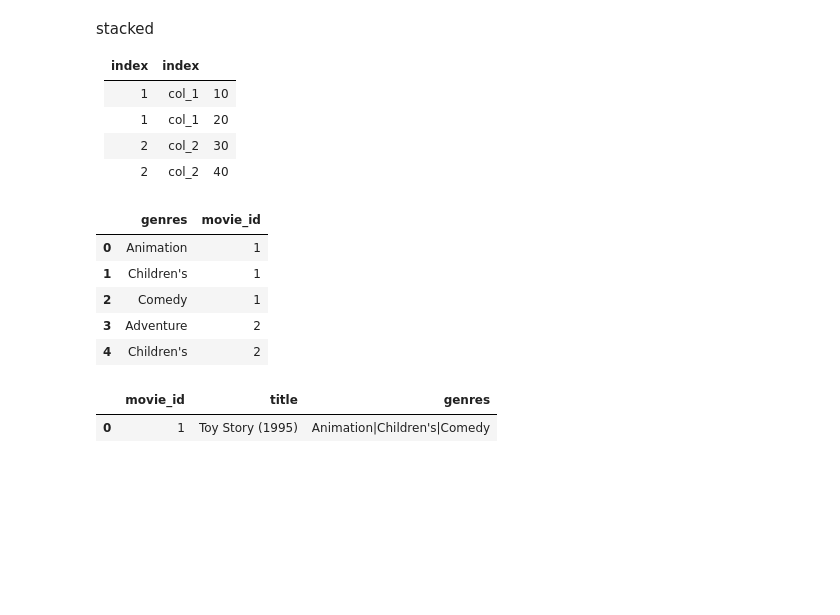
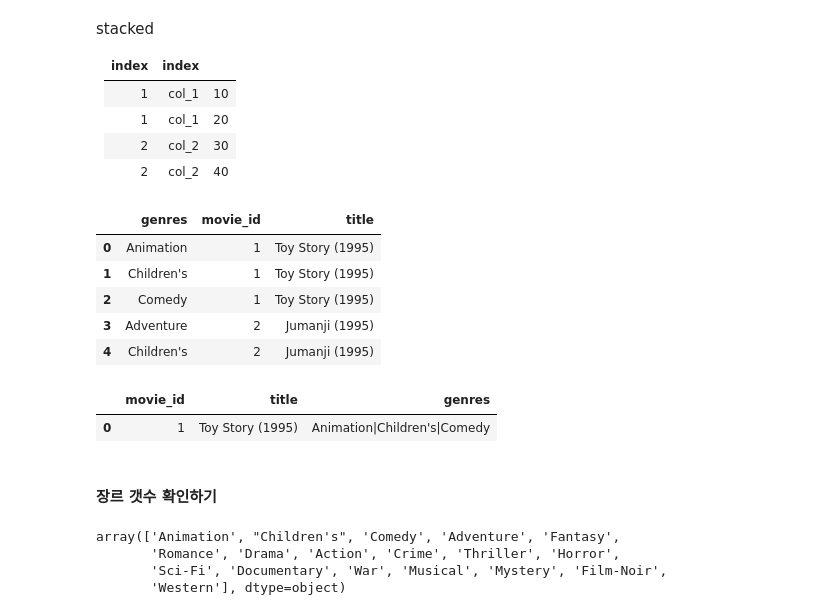
Before and after one commit to joyce04/python_database_class, a Jupyter notebook: 2.Pandas,Numpy/2. Pandas를 활용한 영화 평점 데이터.ipynb, the cells around one changed output. Drawn from its saved outputs; the diff is of its cells as text; code cells hidden in the pictures; blank space fills up the shorter version.

Commit message:
add sample codes for movie review

```diff
--- a/2.Pandas,Numpy/2. Pandas를 활용한 영화 평점 데이터.ipynb
+++ b/2.Pandas,Numpy/2. Pandas를 활용한 영화 평점 데이터.ipynb
@@ -92,6 +71,6 @@ array(["Animation|Children's|Comedy", "Adventure|Children's|Fantasy",
 # 각 영화 레코드를 장르에 따라 각각 추가하는 방식으로 전처리
 # stack()는 데이터를 재구조화 하는 메소드
 movies_ = pd.DataFrame(movies.genres.str.split('|').tolist(), \
-                 index=movies.movie_id).stack()
+                 index=[movies.movie_id, movies.title]).stack()
 movies_.head()
 # %% [output]
@@ -119,19 +98,28 @@ stacked
 |2 | col_2| 30|
 |2 | col_2| 40|
 # %%
-movies_ = movies_.reset_index()[[0, 'movie_id']]
-movies_.columns = ['genres', 'movie_id']
+movies_ = movies_.reset_index()[[0, 'movie_id', 'title']]
+movies_.columns = ['genres', 'movie_id', 'title']
 movies_.head()
 # %% [output]
-|  | genres | movie_id |
-| 0 | Animation | 1 |
-| 1 | Children's | 1 |
-| 2 | Comedy | 1 |
-| 3 | Adventure | 2 |
-| 4 | Children's | 2 |
+|  | genres | movie_id | title |
+| 0 | Animation | 1 | Toy Story (1995) |
+| 1 | Children's | 1 | Toy Story (1995) |
+| 2 | Comedy | 1 | Toy Story (1995) |
+| 3 | Adventure | 2 | Jumanji (1995) |
+| 4 | Children's | 2 | Jumanji (1995) |
 # %%
 # 데이터가 제대로 반영되었는가 확인을 위해 비교 데이터 찾기
 movies.loc[movies.movie_id==1]
 # %% [output]
 |  | movie_id | title | genres |
 | 0 | 1 | Toy Story (1995) | Animation|Children's|Comedy |
+# %% [markdown]
+#### 장르 갯수 확인하기
+# %%
+movies_.genres.unique()
+# %% [output]
+array(['Animation', "Children's", 'Comedy', 'Adventure', 'Fantasy',
+       'Romance', 'Drama', 'Action', 'Crime', 'Thriller', 'Horror',
+       'Sci-Fi', 'Documentary', 'War', 'Musical', 'Mystery', 'Film-Noir',
+       'Western'], dtype=object)
```
Also changed, not shown: parts of 10 cells of this notebook.
